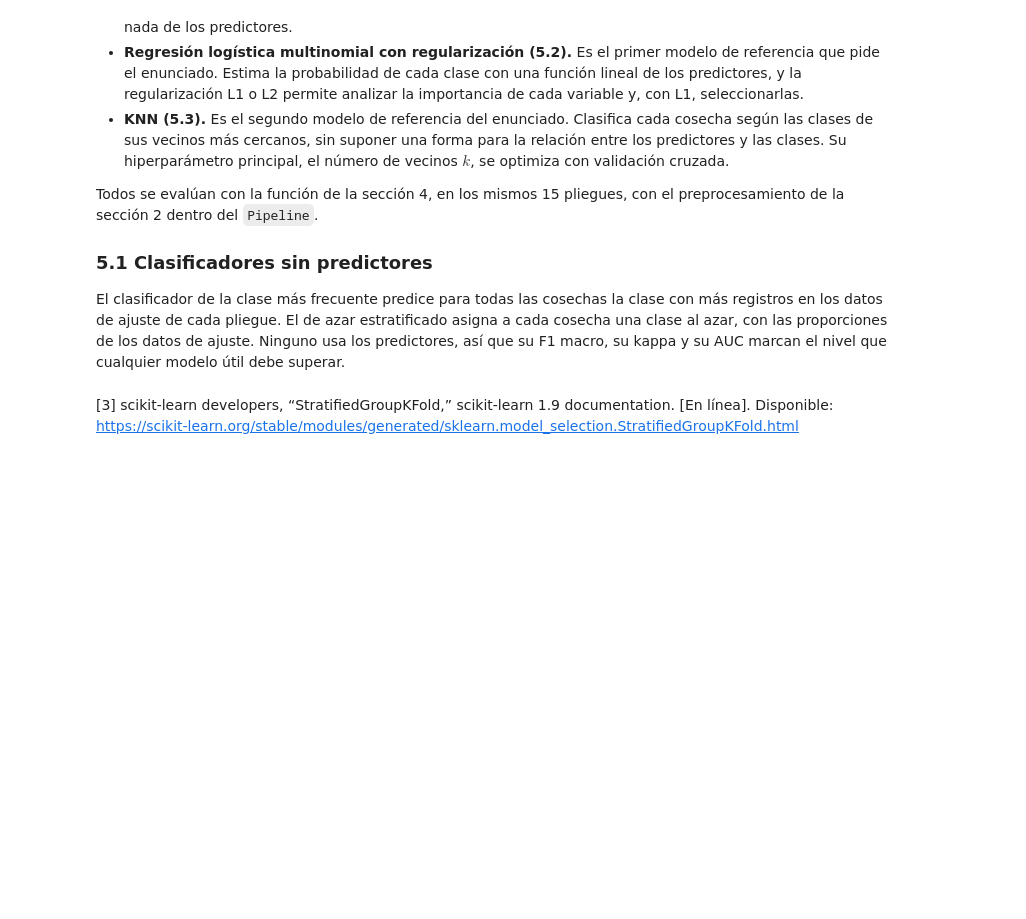
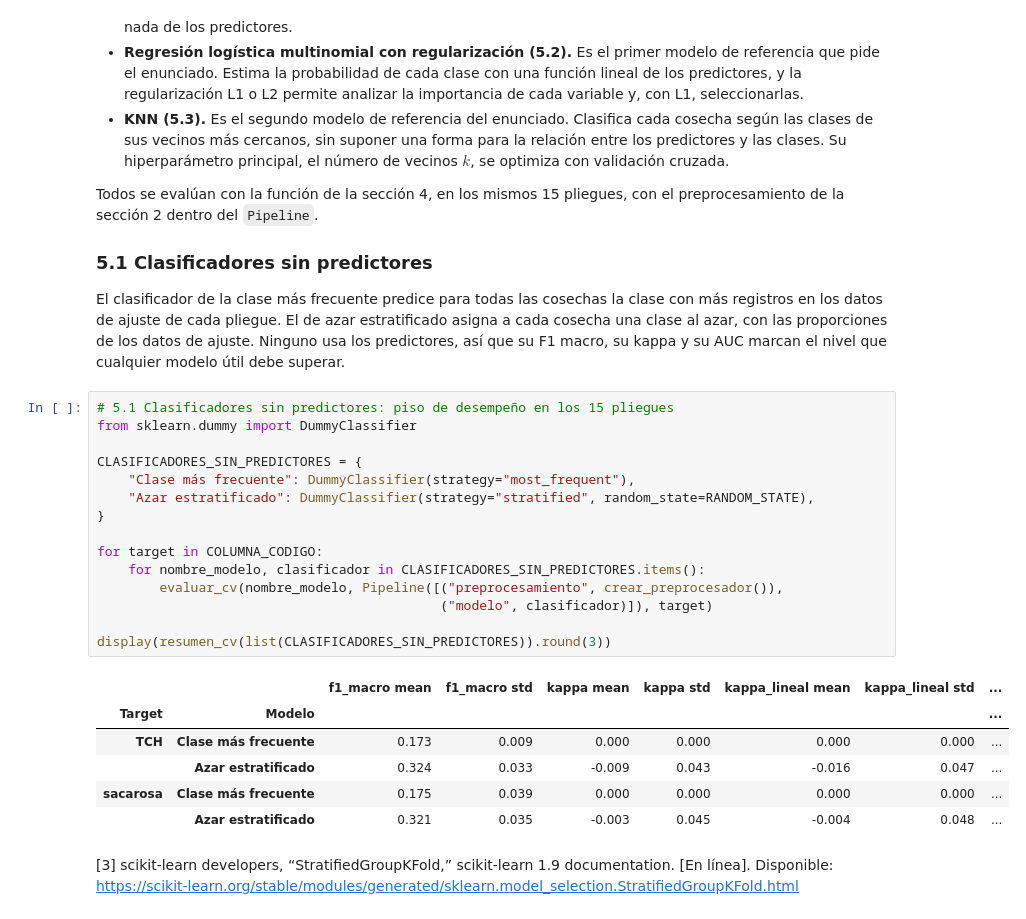
Before and after one commit to juanestebancg2806/sugarcane-yield-quality-prediction, a Jupyter notebook: 03_comparacion_modelos_ipsa.ipynb, the cells around one changed output. Cells and saved outputs as stored; diff of their text form; blank space fills up the shorter version.

```diff
--- a/03_comparacion_modelos_ipsa.ipynb
+++ b/03_comparacion_modelos_ipsa.ipynb
@@ -1446,5 +1446,27 @@ Todos se evalúan con la función de la sección 4, en los mismos 15 pliegues, c
 ### 5.1 Clasificadores sin predictores
 
 El clasificador de la clase más frecuente predice para todas las cosechas la clase con más registros en los datos de ajuste de cada pliegue. El de azar estratificado asigna a cada cosecha una clase al azar, con las proporciones de los datos de ajuste. Ninguno usa los predictores, así que su F1 macro, su kappa y su AUC marcan el nivel que cualquier modelo útil debe superar.
+# %%
+# 5.1 Clasificadores sin predictores: piso de desempeño en los 15 pliegues
+from sklearn.dummy import DummyClassifier
+
+CLASIFICADORES_SIN_PREDICTORES = {
+    "Clase más frecuente": DummyClassifier(strategy="most_frequent"),
+    "Azar estratificado": DummyClassifier(strategy="stratified", random_state=RANDOM_STATE),
+}
+
+for target in COLUMNA_CODIGO:
+    for nombre_modelo, clasificador in CLASIFICADORES_SIN_PREDICTORES.items():
+        evaluar_cv(nombre_modelo, Pipeline([("preprocesamiento", crear_preprocesador()),
+                                            ("modelo", clasificador)]), target)
+
+display(resumen_cv(list(CLASIFICADORES_SIN_PREDICTORES)).round(3))
+# %% [output]
+|  |  | f1_macro mean | f1_macro std | kappa mean | kappa std | kappa_lineal mean | kappa_lineal std | ... |
+| Target | Modelo |  |  |  |  |  |  | ... |
+| TCH | Clase más frecuente | 0.173 | 0.009 | 0.000 | 0.000 | 0.000 | 0.000 | ... |
+|  | Azar estratificado | 0.324 | 0.033 | -0.009 | 0.043 | -0.016 | 0.047 | ... |
+| sacarosa | Clase más frecuente | 0.175 | 0.039 | 0.000 | 0.000 | 0.000 | 0.000 | ... |
+|  | Azar estratificado | 0.321 | 0.035 | -0.003 | 0.045 | -0.004 | 0.048 | ... |
 # %% [markdown]
 [3] scikit-learn developers, “StratifiedGroupKFold,” scikit-learn 1.9 documentation. [En línea]. Disponible: https://scikit-learn.org/stable/modules/generated/sklearn.model_selection.StratifiedGroupKFold.html
```
